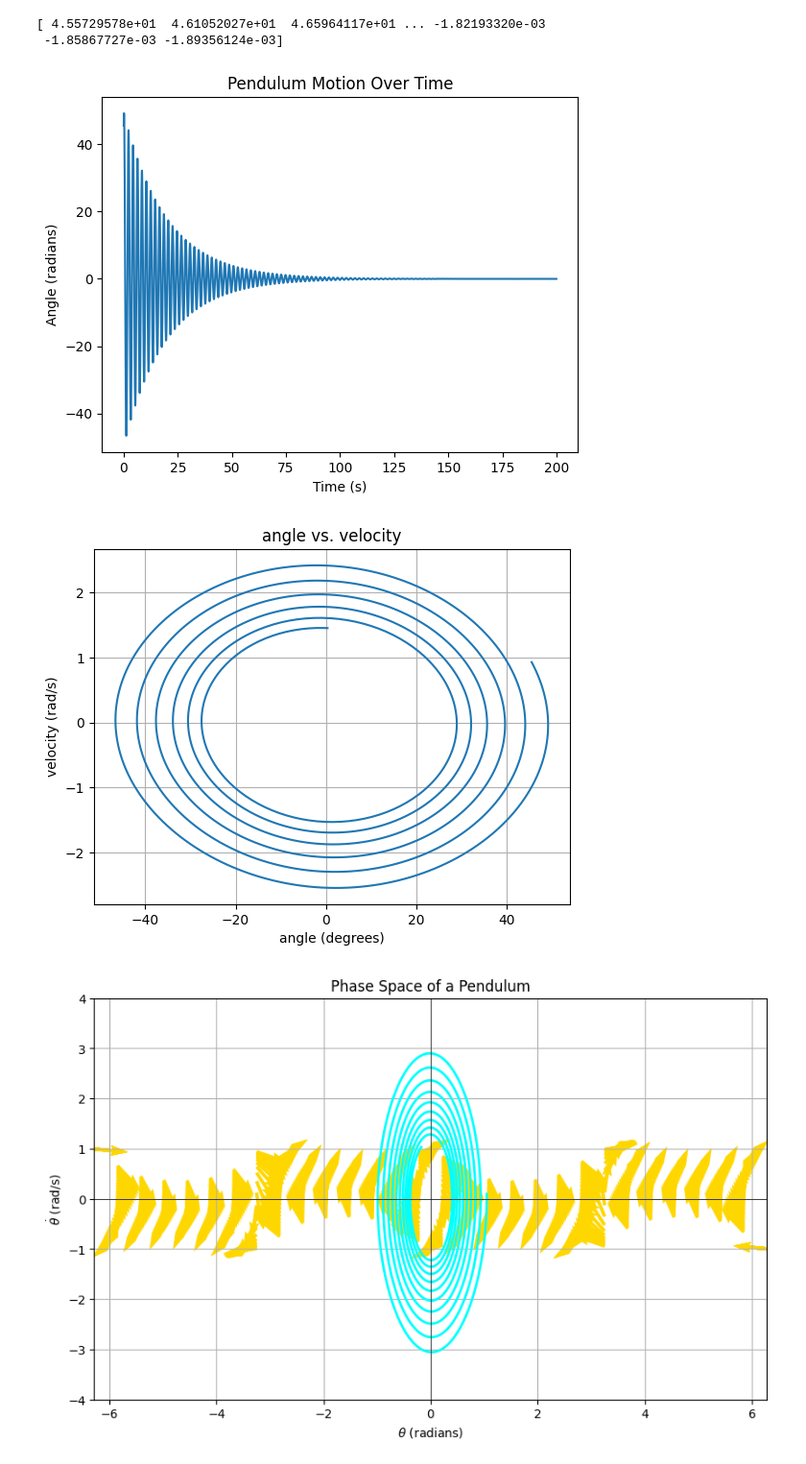
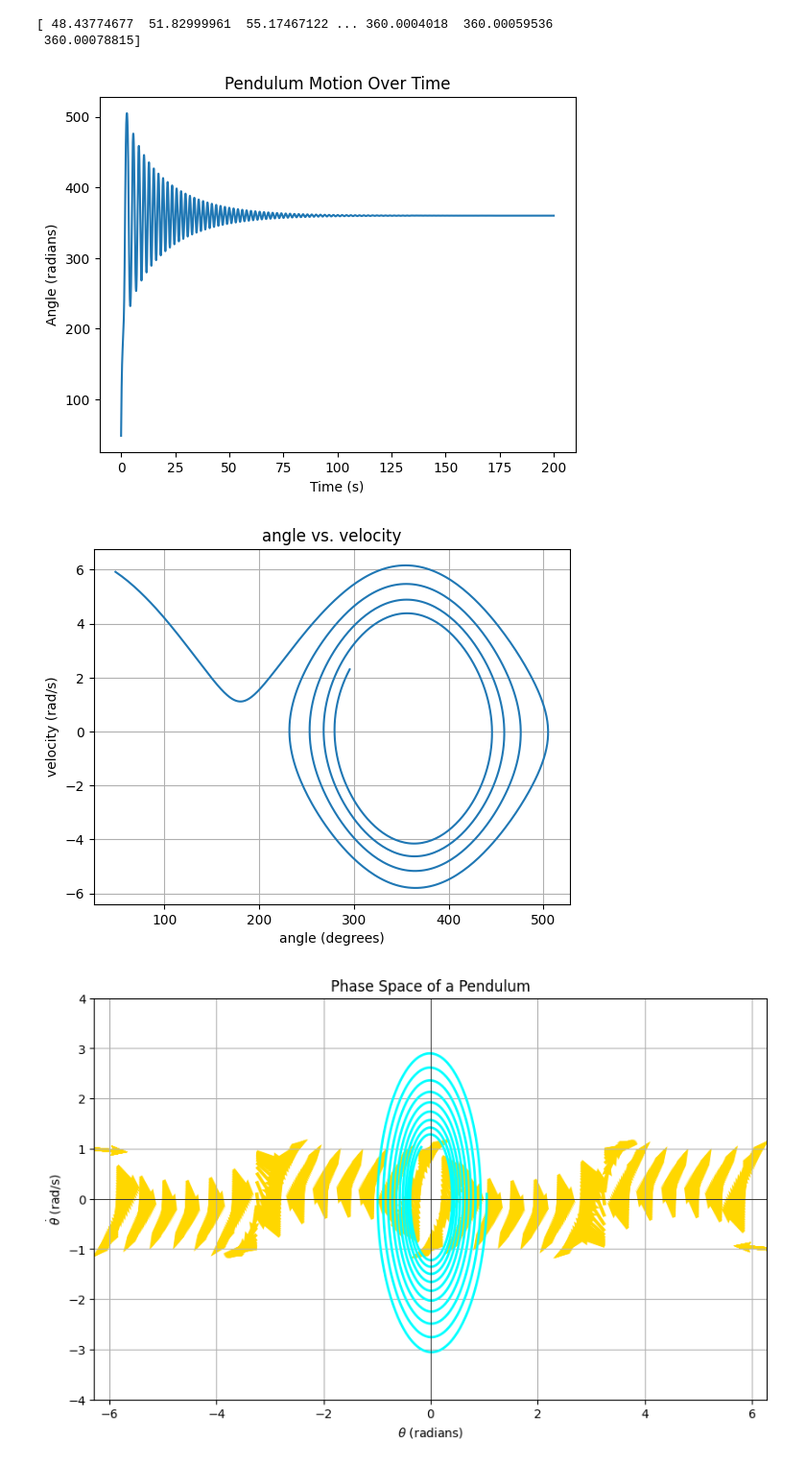
Before and after one commit to R1B0PR07008/School-Public, a Jupyter notebook: Math_IA/Untitled-1.ipynb, the cells around one changed output. Shown: that part at 96% size. Saved outputs shown, nothing was run; the diff lists cells and outputs as text; code cells hidden in the pictures.

```diff
--- a/Math_IA/Untitled-1.ipynb
+++ b/Math_IA/Untitled-1.ipynb
@@ -29,7 +32,7 @@ L = 1.0 # length of pendulum (m)
 mu = 0.1 # mass of pendulum (kg)
 
 theta_0 = np.pi / 4 # initial angle (45 degrees)
-theta_dot_0 = 1.0 # initial angular velocity
+theta_dot_0 = 6.0 # initial angular velocity
 
 def theta_ddot(theta, theta_dot):
     return -mu *theta_dot - (g / L) * np.sin(theta)
@@ -60,40 +63,40 @@ def theta_dot(t):
         theta_dot += theta_ddot(theta, theta_dot) * dt
         theta_dot_values.append(theta_dot)
 
     return np.array(theta_dot_values)
 
 def plot_pendulum_motion_overTime(t):
     theta_values = theta(t)
 
     print(theta_values)
 
     plt.plot(np.arange(0, t, 0.01), theta_values)
     plt.title('Pendulum Motion Over Time')
     plt.xlabel('Time (s)')
     plt.ylabel('Angle (radians)')
 
 
 def plot_pendulum_motion_Vel(t):
     theta_values = theta(t)
     theta_dot_values = theta_dot(t)
 
     plt.plot(theta_values, theta_dot_values)
     plt.title('angle vs. velocity')
     plt.xlabel('angle (degrees)')
     plt.ylabel('velocity (rad/s)')
     plt.grid()
 
 
 # plot_pendulum_motion_Vel(12)
 plot_pendulum_motion_overTime(200)
 # %% [output]
-[ 4.55729578e+01  4.61052027e+01  4.65964117e+01 ... -1.82193320e-03
- -1.85867727e-03 -1.89356124e-03]
+[ 48.43774677  51.82999961  55.17467122 ... 360.0004018  360.00059536
+ 360.00078815]
-[figure, old version]
+[figure, new version]
 # %%
 plot_pendulum_motion_Vel(12)
 # %% [output]
-[figure, old version]
+[figure, new version]
 # %%
 import numpy as np
 import matplotlib.pyplot as plt
```
Also changed, not shown: parts of 12 cells of this notebook, 47 other files.
